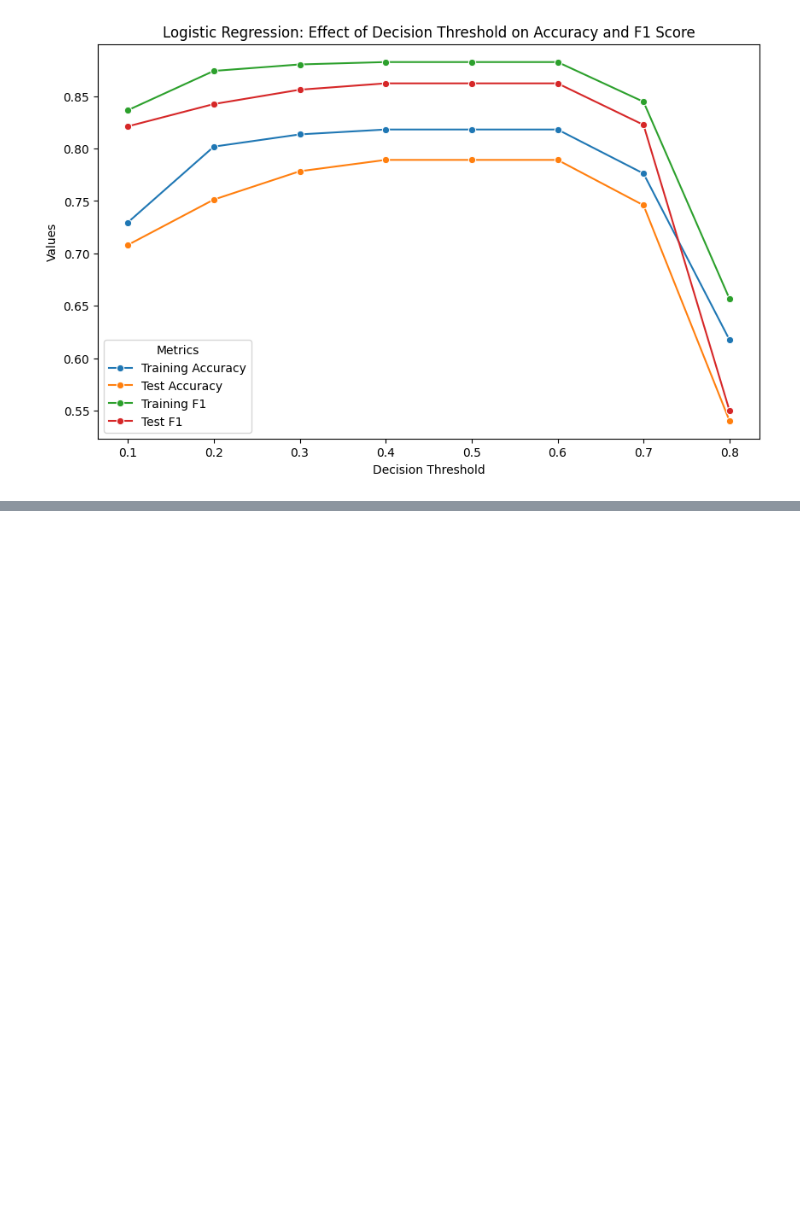
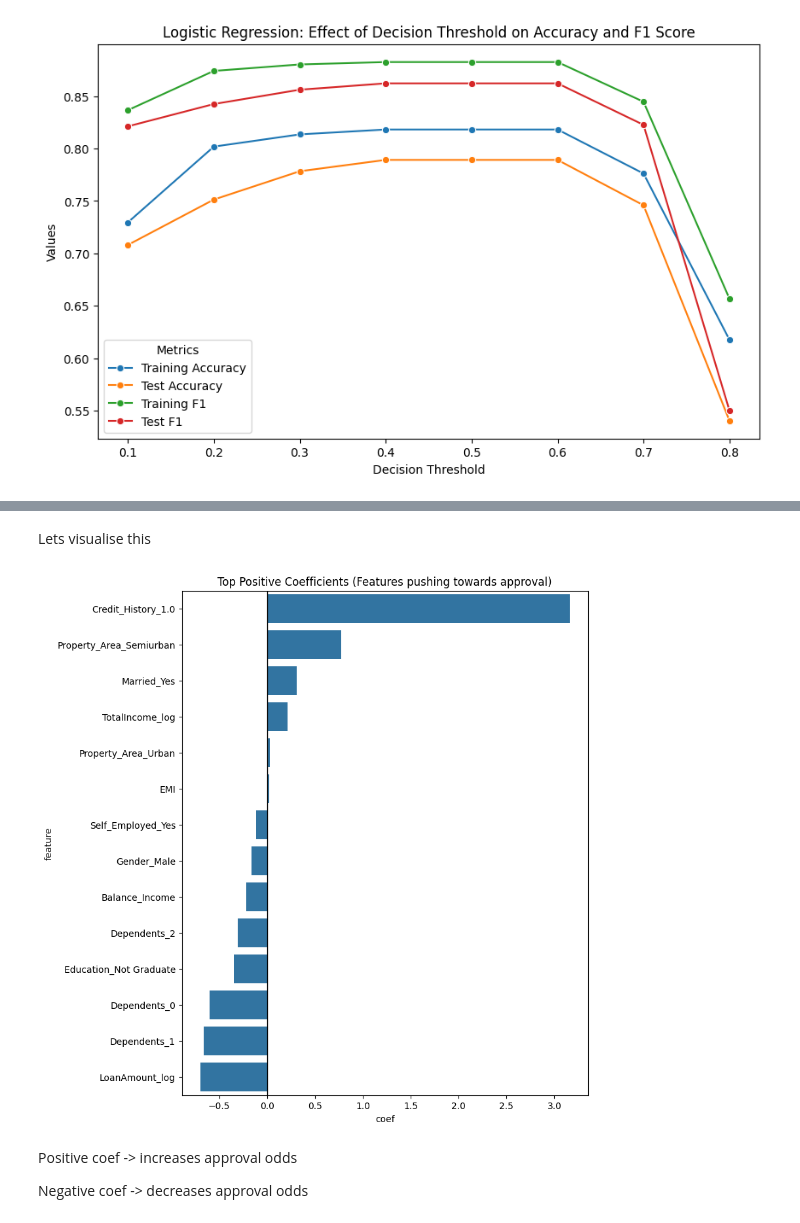
Before and after one commit to bhavbooks/Loan-Approval-Prediction-System, a Jupyter notebook: main.ipynb, the cells around one changed output, grey strips where cells are left out. Saved outputs shown, nothing was run; the diff lists cells and outputs as text; code cells hidden in the pictures; blank space fills up the shorter version.

```diff
--- a/main.ipynb
+++ b/main.ipynb
@@ -1340,0 +1527,10 @@ plt.show()
+# %%
+feature_names = x_train.columns
+coefs = logreg_clf.coef_[0]
+
+importance_df = pd.DataFrame({
+    "feature": feature_names,
+    "coef": coefs
+}).sort_values(by="coef", ascending=False)
+
+importance_df.head(10)
@@ -1340,0 +1549,18 @@ plt.show()
+# %% [markdown]
+Lets visualise this
+# %%
+plt.figure(figsize=(8,10))
+top_n = 15
+sns.barplot(
+    data=importance_df.head(top_n),
+    x="coef", y="feature"
+)
+plt.title("Top Positive Coefficients (Features pushing towards approval)")
+plt.axvline(0, color="black", linewidth=1)
+plt.show()
+# %% [output]
+[figure, added]
+# %% [markdown]
+Positive coef -> increases approval odds
+
+Negative coef -> decreases approval odds
```
Also changed, not shown: parts of 35 cells of this notebook.
